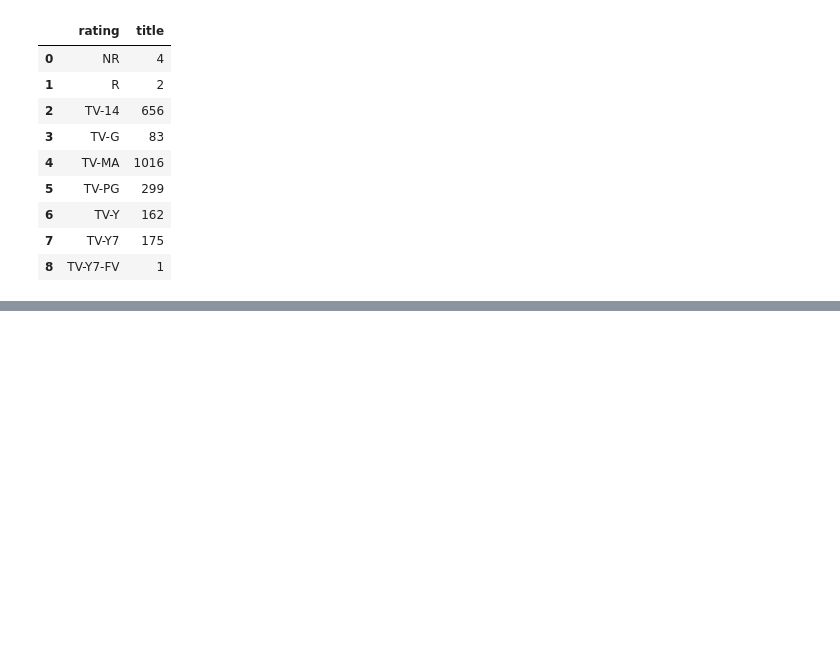
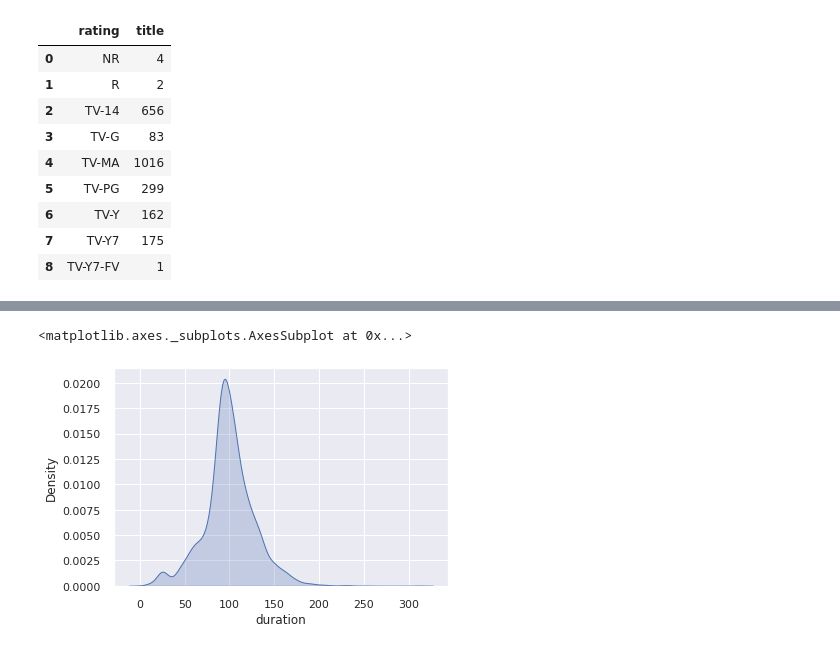
Before and after one commit to Bhushan271098/NETFLIX-MOVIES-AND-TV-SHOWS-CLUSTERING, a Jupyter notebook: Copy_of_NETFLIX_MOVIES_AND_TV_SHOWS_CLUSTERING.ipynb, the cells around one changed output, grey strips where cells are left out. Saved outputs shown, nothing was run; the diff lists cells and outputs as text; code cells hidden in the pictures; blank space fills up the shorter version.

```diff
--- a/Copy_of_NETFLIX_MOVIES_AND_TV_SHOWS_CLUSTERING.ipynb
+++ b/Copy_of_NETFLIX_MOVIES_AND_TV_SHOWS_CLUSTERING.ipynb
@@ -369,0 +417,5 @@ count_shows
+# %%
+# Extracting duration of movie
+netflix_movies['duration']=netflix_movies['duration'].str.replace(' min','')
+netflix_movies['duration']=netflix_movies['duration'].astype(str).astype(int)
+netflix_movies['duration']
@@ -369,0 +446,7 @@ count_shows
+# %%
+# plot of netflix movie duration
+sns.set(style="darkgrid")
+sns.kdeplot(data=netflix_movies['duration'], shade=True)
+# %% [output]
+<matplotlib.axes._subplots.AxesSubplot at 0x...>
+[figure, added]
```
Also changed, not shown: parts of 29 cells of this notebook.
